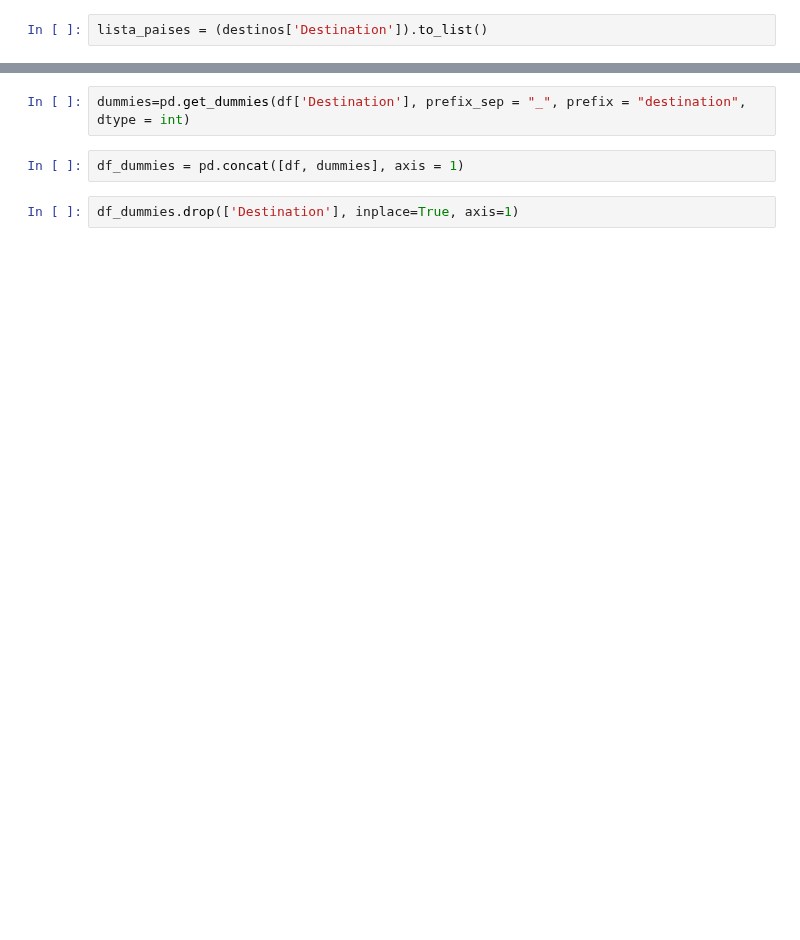
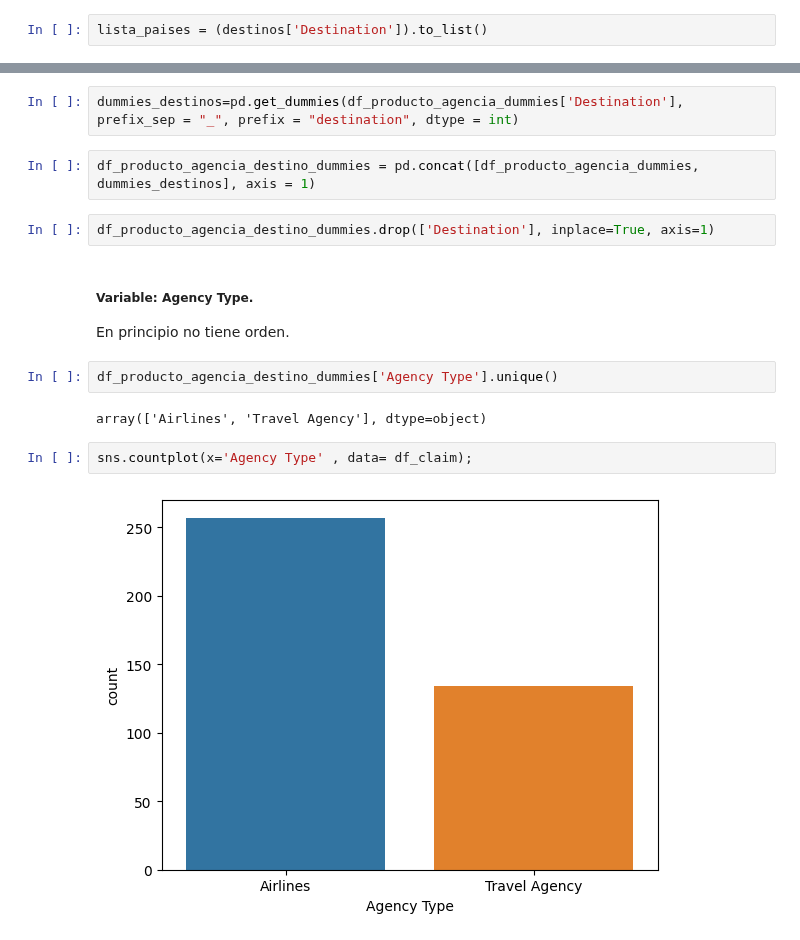
Before and after one commit to Adalab/DA-promoC-modulo3-sprint1-IreneMarta, a Jupyter notebook: regresion logistica/2.Preprocesado.ipynb, the cells around one changed output, grey strips where cells are left out. Saved outputs shown, nothing was run; the diff lists cells and outputs as text; blank space fills up the shorter version.

```diff
--- a/regresion logistica/2.Preprocesado.ipynb
+++ b/regresion logistica/2.Preprocesado.ipynb
@@ -168,8 +229,19 @@ array(['SINGAPORE', 'UNITED STATES', 'otros', 'AUSTRALIA', 'INDONESIA',
        'MALAYSIA', 'THAILAND', 'CHINA', 'VIET NAM', 'PHILIPPINES',
        'HONG KONG', 'JAPAN'], dtype=object)
 # %%
-dummies=pd.get_dummies(df['Destination'], prefix_sep = "_", prefix = "destination", dtype = int)
+dummies_destinos=pd.get_dummies(df_producto_agencia_dummies['Destination'], prefix_sep = "_", prefix = "destination", dtype = int)
 # %%
-df_dummies = pd.concat([df, dummies], axis = 1)
+df_producto_agencia_destino_dummies = pd.concat([df_producto_agencia_dummies, dummies_destinos], axis = 1)
 # %%
-df_dummies.drop(['Destination'], inplace=True, axis=1)
+df_producto_agencia_destino_dummies.drop(['Destination'], inplace=True, axis=1)
+# %% [markdown]
+##### Variable: **Agency Type**.
+En principio no tiene orden.
+# %%
+df_producto_agencia_destino_dummies['Agency Type'].unique()
+# %% [output]
+array(['Airlines', 'Travel Agency'], dtype=object)
+# %%
+sns.countplot(x='Agency Type' , data= df_claim);
+# %% [output]
+[figure, added]
```
Also changed, not shown: parts of 71 cells of this notebook, 4 other files.
